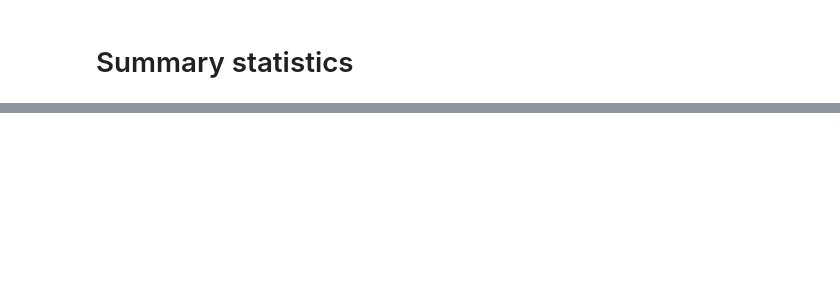
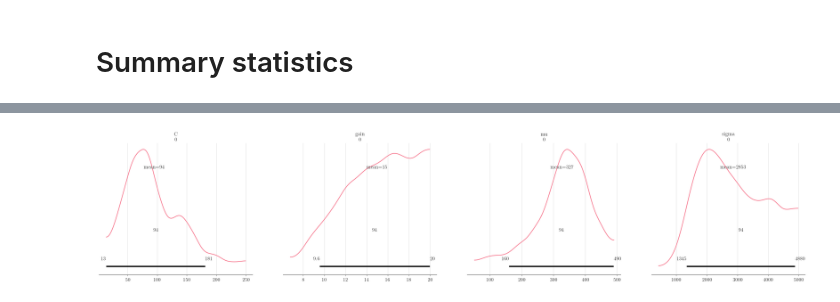
Before and after one commit to dirmeier/sbijax, a Jupyter notebook: manuscript+supplement/experimental_code/chp5-real_data_example.ipynb, the cells around one changed output, grey strips where cells are left out. Cells and saved outputs as stored; diff of their text form; code cells hidden in the pictures; blank space fills up the shorter version.

```diff
--- a/manuscript+supplement/experimental_code/chp5-real_data_example.ipynb
+++ b/manuscript+supplement/experimental_code/chp5-real_data_example.ipynb
@@ -247,0 +253,12 @@ plt.show()
+# %%
+posterior_open, diagnostics = estim.sample_posterior(
+    jr.PRNGKey(2),
+    params,
+    observable=summarize(eeg_data["y_experimental_opened"]),
+    n_samples=10_000,
+)
+# %%
+az.plot_posterior(posterior_open)
+plt.show()
+# %% [output]
+[figure, added]
```
Also changed, not shown: parts of 29 cells of this notebook, 7 other files.
